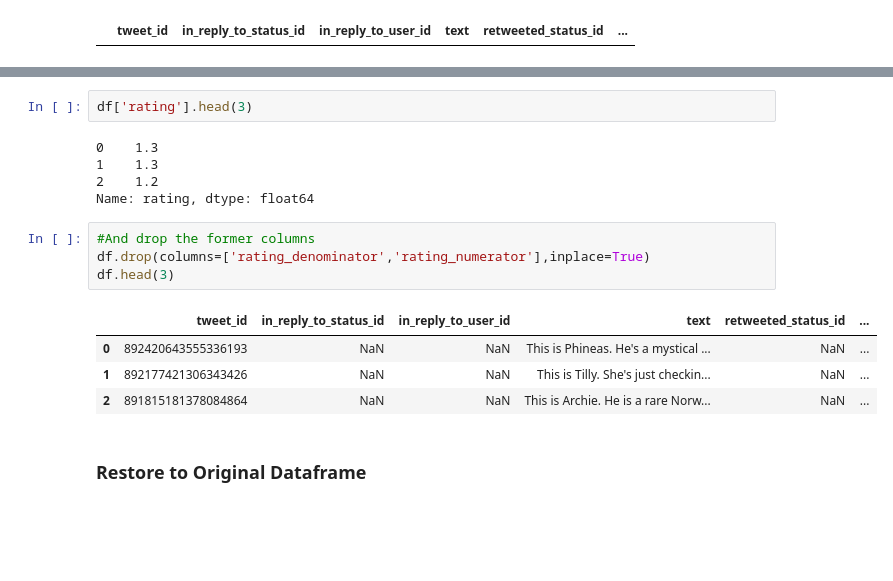
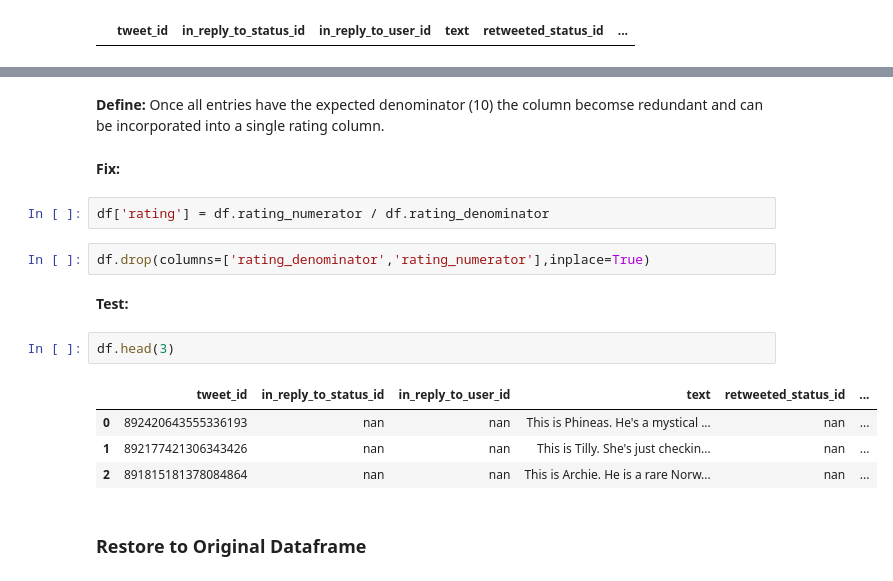
Before and after one commit to MihaiECh/DataWranglingCourse, a Jupyter notebook: wrangle_act.ipynb, the cells around one changed output, grey strips where cells are left out. Saved outputs shown, nothing was run; the diff lists cells and outputs as text; blank space fills up the shorter version.

```diff
--- a/wrangle_act.ipynb
+++ b/wrangle_act.ipynb
@@ -235,19 +260,22 @@ df['rating'] = df.rating_numerator / df.rating_denominator
+# %% [markdown]
+<b>Define:</b>
+Once all entries have the expected denominator (10) the column becomse redundant and can be incorporated into
+a single rating column.
+# %% [markdown]
+<b>Fix:</b>
+# %%
+df['rating'] = df.rating_numerator / df.rating_denominator
+# %%
+df.drop(columns=['rating_denominator','rating_numerator'],inplace=True)
+# %% [markdown]
+<b>Test:</b>
 # %%
-df['rating'].head(3)
+df.head(3)
 # %% [output]
-0    1.3
-1    1.3
-2    1.2
-Name: rating, dtype: float64
+|  | tweet_id | in_reply_to_status_id | in_reply_to_user_id | text | retweeted_status_id | ... |
+| 0 | 892420643555336193 | nan | nan | This is Phineas. He's a mystical ... | nan | ... |
+| 1 | 892177421306343426 | nan | nan | This is Tilly. She's just checkin... | nan | ... |
+| 2 | 891815181378084864 | nan | nan | This is Archie. He is a rare Norw... | nan | ... |
-# %%
-#And drop the former columns
-df.drop(columns=['rating_denominator','rating_numerator'],inplace=True)
-df.head(3)
-# %% [output]
-|  | tweet_id | in_reply_to_status_id | in_reply_to_user_id | text | retweeted_status_id | ... |
-| 0 | 892420643555336193 | NaN | NaN | This is Phineas. He's a mystical ... | NaN | ... |
-| 1 | 892177421306343426 | NaN | NaN | This is Tilly. She's just checkin... | NaN | ... |
-| 2 | 891815181378084864 | NaN | NaN | This is Archie. He is a rare Norw... | NaN | ... |
 # %% [markdown]
 ### Restore to Original Dataframe
 # %%
```
Also changed, not shown: parts of 121 cells of this notebook.
